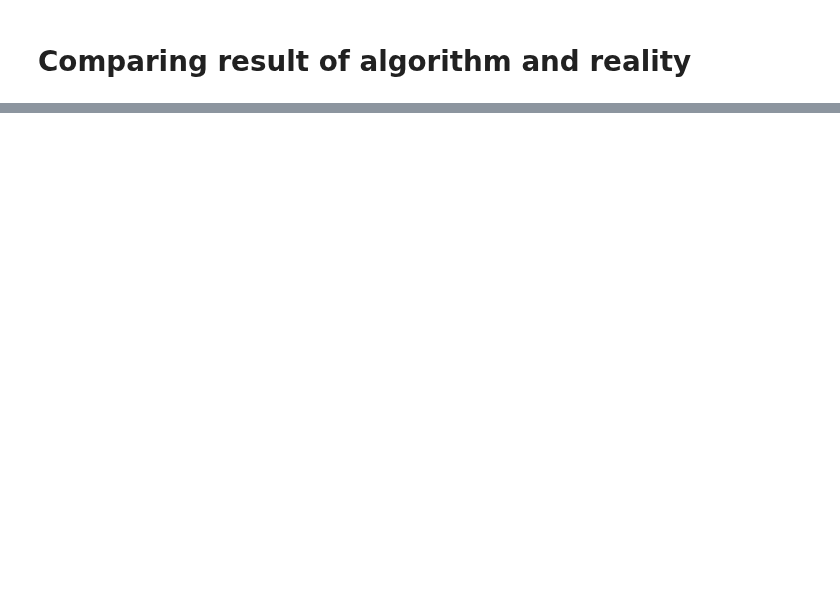
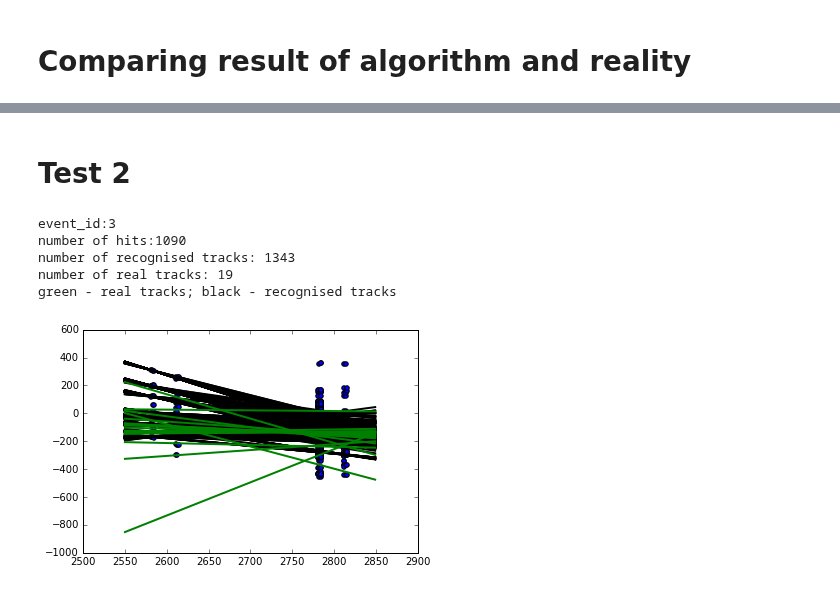
Before and after one commit to yandexdataschool/ship_tracks_recognition, a Jupyter notebook: TrackRecognition.ipynb, the cells around one changed output, grey strips where cells are left out. Saved outputs shown, nothing was run; the diff lists cells and outputs as text; code cells hidden in the pictures; blank space fills up the shorter version.

Commit message:
add some tests

```diff
--- a/TrackRecognition.ipynb
+++ b/TrackRecognition.ipynb
@@ -22,8 +22,3 @@ all_hits.head()
 | 4 | 4 | 8.573978 | -61.487133 | -1961.149292 | 3 | 232.488541 | 5 | 1 | 1 | 1 | 320 | ... |
 # %% [markdown]
 # Comparing result of algorithm and reality
-# %%
-#Тут смотрится только часть хитов до магнита и только в Y-views
-event0 = all_hits[all_hits['event']==14]
-event0 = modify_for_yz_analisys(event0)
-set(event0['TrackID'])
@@ -50,9 +25,27 @@ for i in trackIDs:
 # %%
-plt.scatter(event0['Wz'], event0['Wy'])
-t = np.arange(2550, 2850, 299)
-for i in tracks:
-    plt.plot(t, tracks[i][0] * t + tracks[i][1], lw = 2, c = 'black')
-for i in real_tracks:
-    plt.plot(t, real_tracks[i][0] * t + real_tracks[i][1], lw = 2, c = 'green')
-print "number of recognised tracks: " + str(len(tracks))
-print "number of real tracks: " + str(len(real_tracks))
+# function for testing
+def tester(event_id):
+    event0 = all_hits[all_hits['event'] == event_id]
+    event0 = modify_for_yz_analisys(event0)
+
+    tracks, linking_table = loop_yz(event0, 7, 0.85)
+
+    trackIDs = set(event0.TrackID.values)
+    trackIDs.discard(-2)
+    real_tracks = {}
+    for i in trackIDs:
+        real_tracks[i] = np.polyfit(event0[event0['TrackID'] == i]['Z'].values,
+                                    event0[event0['TrackID'] == i]['Y'].values, 1)
+
+    plt.scatter(event0['Wz'], event0['Wy'])
+    t = np.arange(2550, 2850, 299)
+    for i in tracks:
+        plt.plot(t, tracks[i][0] * t + tracks[i][1], lw = 2, c = 'black')
+    for i in real_tracks:
+        plt.plot(t, real_tracks[i][0] * t + real_tracks[i][1], lw = 2, c = 'green')
+    print "event_id:" + str(event_id)
+    print "number of hits:" + str(len(event0))
+    print "number of recognised tracks: " + str(len(tracks))
+    print "number of real tracks: " + str(len(real_tracks))
+    print "green - real tracks; black - recognised tracks"
+    plt.show()
@@ -70,0 +63,12 @@ real_tracks
+# %% [markdown]
+# Test 2
+# %%
+#according to the article for events with more than 500 hits algorithm does not work according to the article
+tester(3)
+# %% [output]
+event_id:3
+number of hits:1090
+number of recognised tracks: 1343
+number of real tracks: 19
+green - real tracks; black - recognised tracks
+[figure, added]
```
Also changed, not shown: parts of 14 cells of this notebook.
